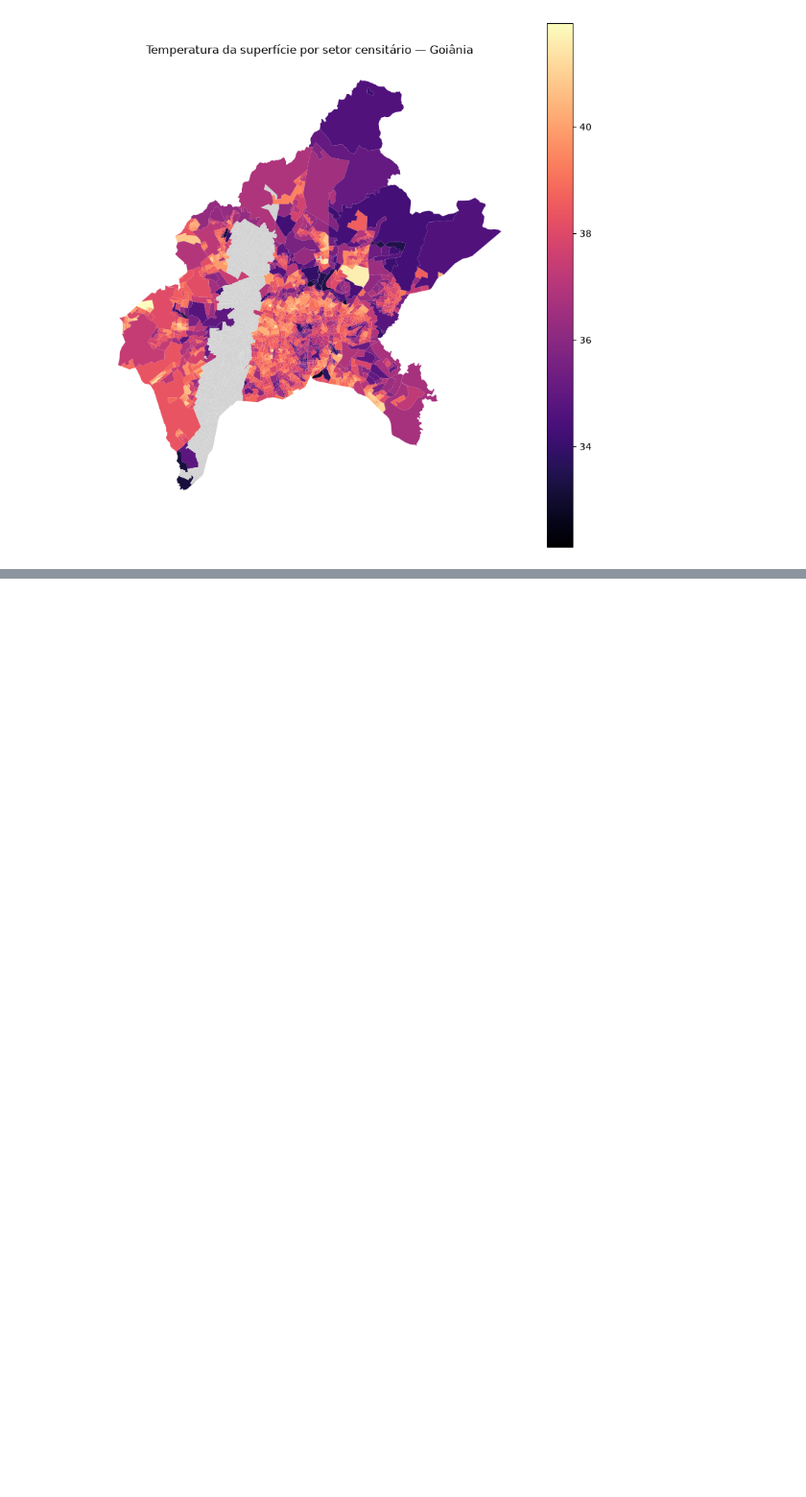
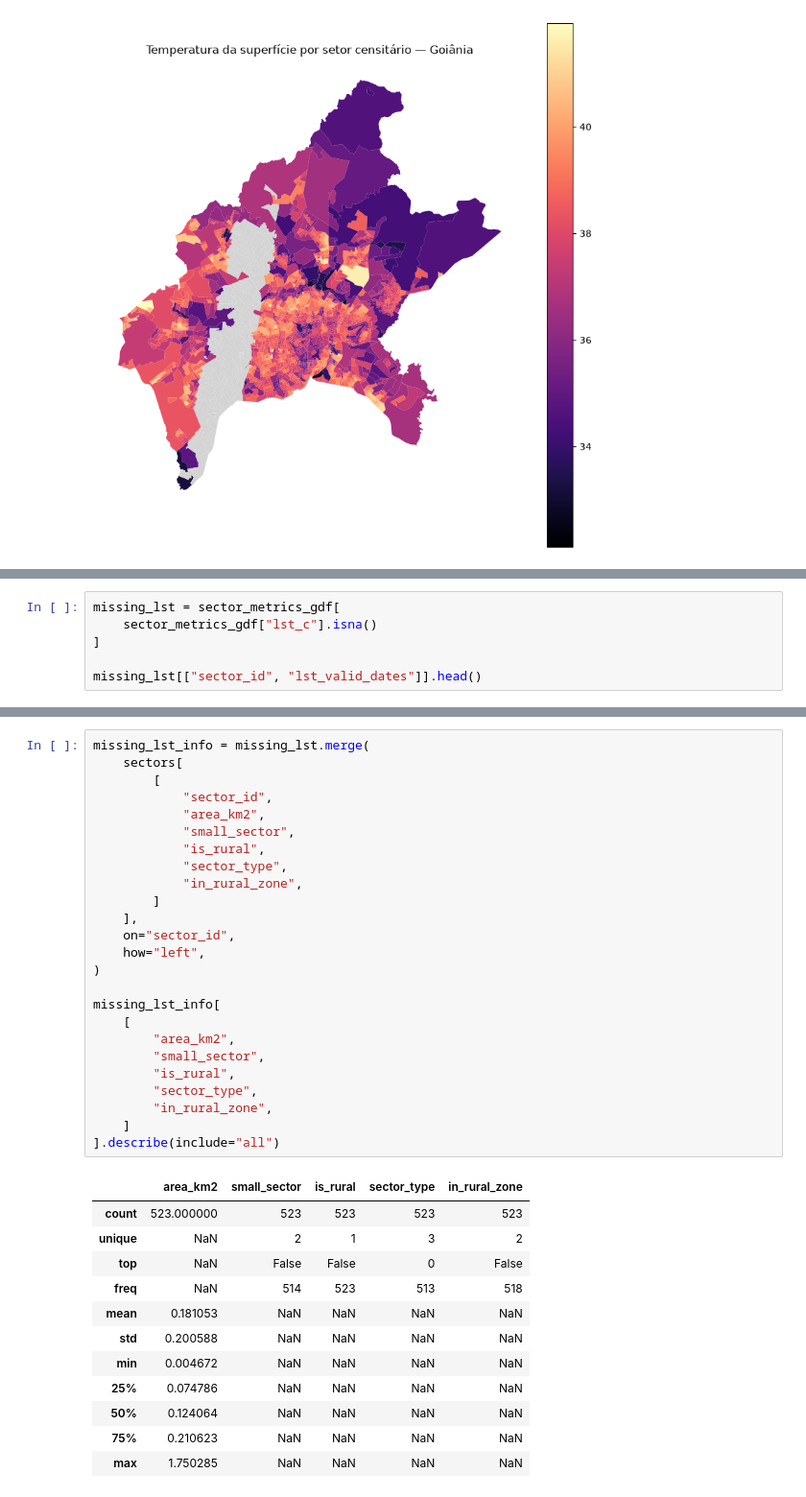
Before and after one commit to HannahGrecco/goiania-thermal-justice, a Jupyter notebook: notebooks/02_earth_engine.ipynb, the cells around one changed output, grey strips where cells are left out. Shown at 96% size. Drawn from its saved outputs; the diff is of its cells as text; blank space fills up the shorter version.

```diff
--- a/notebooks/02_earth_engine.ipynb
+++ b/notebooks/02_earth_engine.ipynb
@@ -416,0 +450,6 @@ plt.show()
+# %%
+missing_lst = sector_metrics_gdf[
+    sector_metrics_gdf["lst_c"].isna()
+]
+
+missing_lst[["sector_id", "lst_valid_dates"]].head()
@@ -416,0 +463,38 @@ plt.show()
+# %%
+missing_lst_info = missing_lst.merge(
+    sectors[
+        [
+            "sector_id",
+            "area_km2",
+            "small_sector",
+            "is_rural",
+            "sector_type",
+            "in_rural_zone",
+        ]
+    ],
+    on="sector_id",
+    how="left",
+)
+
+missing_lst_info[
+    [
+        "area_km2",
+        "small_sector",
+        "is_rural",
+        "sector_type",
+        "in_rural_zone",
+    ]
+].describe(include="all")
+# %% [output]
+|  | area_km2 | small_sector | is_rural | sector_type | in_rural_zone |
+| count | 523.000000 | 523 | 523 | 523 | 523 |
+| unique | NaN | 2 | 1 | 3 | 2 |
+| top | NaN | False | False | 0 | False |
+| freq | NaN | 514 | 523 | 513 | 518 |
+| mean | 0.181053 | NaN | NaN | NaN | NaN |
+| std | 0.200588 | NaN | NaN | NaN | NaN |
+| min | 0.004672 | NaN | NaN | NaN | NaN |
+| 25% | 0.074786 | NaN | NaN | NaN | NaN |
+| 50% | 0.124064 | NaN | NaN | NaN | NaN |
+| 75% | 0.210623 | NaN | NaN | NaN | NaN |
+| max | 1.750285 | NaN | NaN | NaN | NaN |
```
Also changed, not shown: parts of 18 cells of this notebook, 1 other file.
